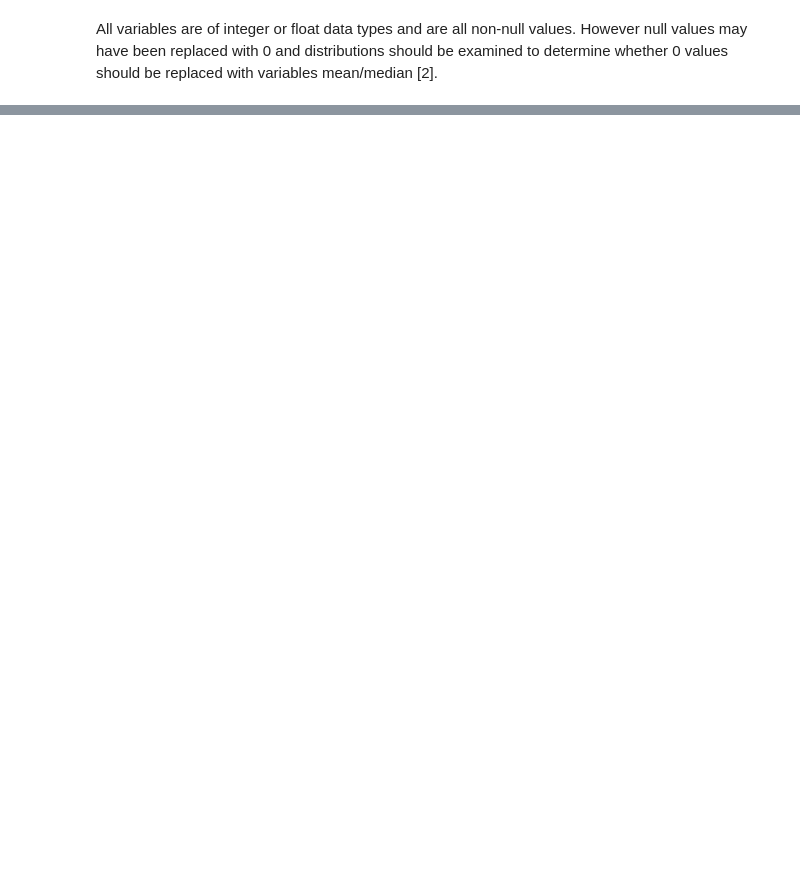
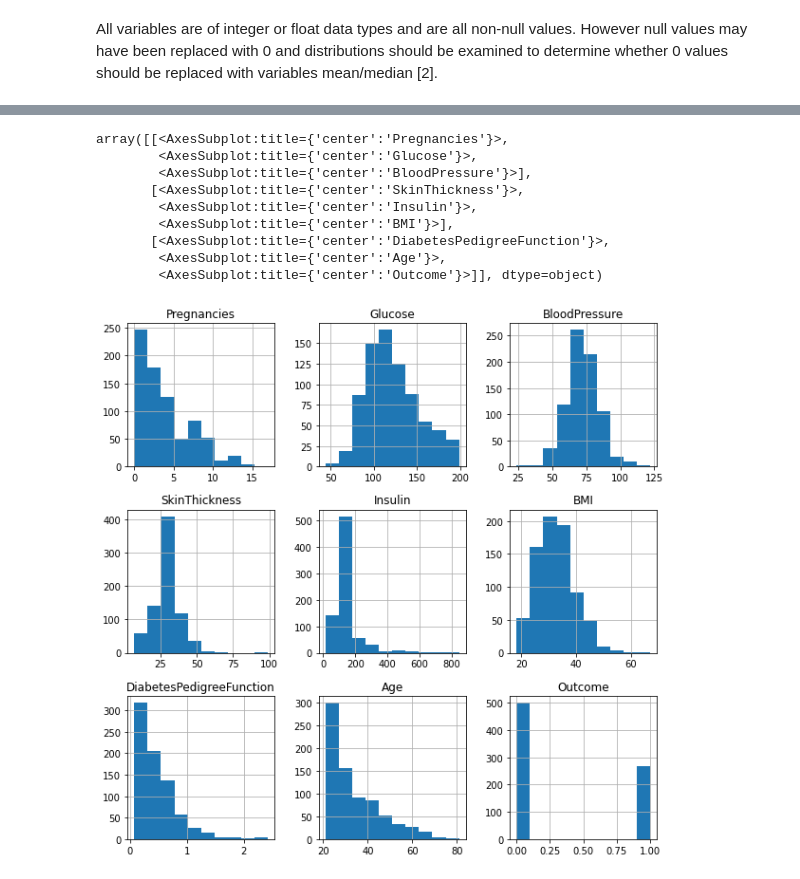
Before and after one commit to anderl23/Diabetes-Prediction-using-Maching-Learning-methods---Random-Forrest-and-AutoML---Louise-Anderson, a Jupyter notebook: ca4015_LouiseAnderson_assignment1.ipynb, the cells around one changed output, grey strips where cells are left out. Saved outputs shown, nothing was run; the diff lists cells and outputs as text; code cells hidden in the pictures; blank space fills up the shorter version.

```diff
--- a/ca4015_LouiseAnderson_assignment1.ipynb
+++ b/ca4015_LouiseAnderson_assignment1.ipynb
@@ -133,0 +113,28 @@ fig.show()
+# %%
+# replace '0' values with Nan so as not to calculate mean for relevant columns with 0 values.
+df['Glucose'] = df['Glucose'].replace(0, np.nan)
+df['BloodPressure'] = df['BloodPressure'].replace(0, np.nan)
+df['SkinThickness'] = df['SkinThickness'].replace(0, np.nan)
+df['Insulin'] = df['Insulin'].replace(0, np.nan)
+df['BMI'] = df['BMI'].replace(0, np.nan)
+# %%
+# fill the now null values with columns median
+df['Glucose'] = df['Glucose'].fillna(df['Glucose'].median())
+df['BloodPressure'] = df['BloodPressure'].fillna(df['BloodPressure'].median())
+df['SkinThickness'] = df['SkinThickness'].fillna(df['SkinThickness'].median())
+df['Insulin'] = df['Insulin'].fillna(df['Insulin'].median())
+df['BMI'] = df['BMI'].fillna(df['BMI'].median())
+# %%
+#replot variable distributions
+df.hist(figsize=(10,10))
+# %% [output]
+array([[<AxesSubplot:title={'center':'Pregnancies'}>,
+        <AxesSubplot:title={'center':'Glucose'}>,
+        <AxesSubplot:title={'center':'BloodPressure'}>],
+       [<AxesSubplot:title={'center':'SkinThickness'}>,
+        <AxesSubplot:title={'center':'Insulin'}>,
+        <AxesSubplot:title={'center':'BMI'}>],
+       [<AxesSubplot:title={'center':'DiabetesPedigreeFunction'}>,
+        <AxesSubplot:title={'center':'Age'}>,
+        <AxesSubplot:title={'center':'Outcome'}>]], dtype=object)
+[figure, added]
```
Also changed, not shown: parts of 59 cells of this notebook.
